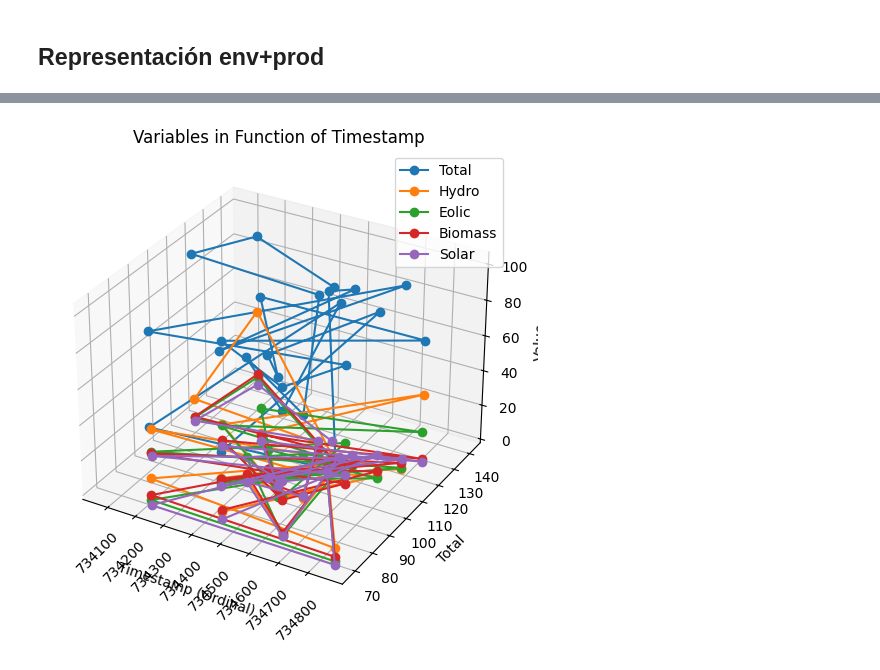
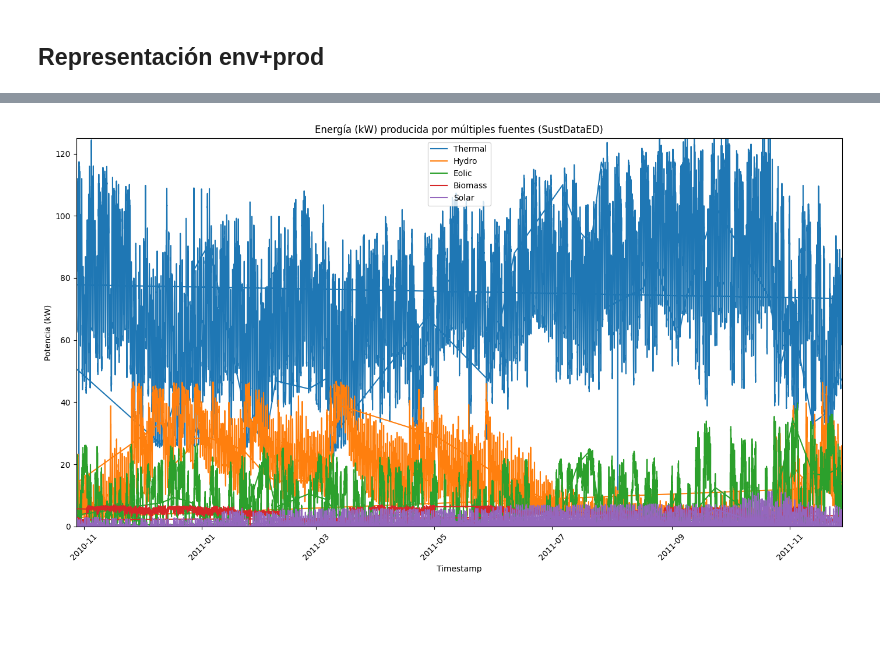
Before and after one commit to PaulaBartolomeMora/TFM, a Jupyter notebook: SustData/ficherodegraficas.ipynb, the cells around one changed output, grey strips where cells are left out. Saved outputs shown, nothing was run; the diff lists cells and outputs as text; code cells hidden in the pictures; blank space fills up the shorter version.

```diff
--- a/SustData/ficherodegraficas.ipynb
+++ b/SustData/ficherodegraficas.ipynb
@@ -131,27 +108,21 @@ plt.show()
 # %%
-df = df.sample(frac=0.001)  # representación del 20%
-df['tmstp_num'] = df['tmstp'].apply(lambda x: x.toordinal())  # Convertir a números enteros
+fig, ax = plt.subplots(figsize=(14, 8))
 
-df = df.sample(frac=0.2)  # representación del 20%
-
-fig = plt.figure(figsize=(10, 6))
-ax = fig.add_subplot(111, projection='3d')
-
-ax.plot(df['tmstp_num'], df['total'], df['thermal'], 'o-', label='Total')
-ax.plot(df['tmstp_num'], df['total'], df['hydro'], 'o-', label='Hydro')
-ax.plot(df['tmstp_num'], df['total'], df['eolic'], 'o-', label='Eolic')
-ax.plot(df['tmstp_num'], df['total'], df['biomass'], 'o-', label='Biomass')
-ax.plot(df['tmstp_num'], df['total'], df['solar'], 'o-', label='Solar')
+ax.plot(df['tmstp'], df['thermal'], label='Thermal', linestyle='-')
+ax.plot(df['tmstp'], df['hydro'], label='Hydro', linestyle='-')
+ax.plot(df['tmstp'], df['eolic'], label='Eolic', linestyle='-')
+ax.plot(df['tmstp'], df['biomass'], label='Biomass', linestyle='-')
+ax.plot(df['tmstp'], df['solar'], label='Solar', linestyle='-')
 
 ax.legend()
-ax.set_xlabel('Timestamp (Ordinal)')
-ax.set_ylabel('Total')
-ax.set_zlabel('Value')
-ax.set_title('Variables in Function of Timestamp')
-
+ax.set_xlabel('Timestamp')
+ax.set_ylabel('Potencia (kW)')
+ax.set_title('Energía (kW) producida por múltiples fuentes (SustDataED)')
+ax.set_xlim(pd.Timestamp('2010-10-28'),pd.Timestamp('2011-11-28'))
+ax.set_ylim(0,125)
 plt.xticks(rotation=45)
 
 plt.tight_layout()
 plt.show()
 # %% [output]
-[figure, old version]
+[figure, new version]
```
Also changed, not shown: parts of 12 cells of this notebook, 3 other files.
